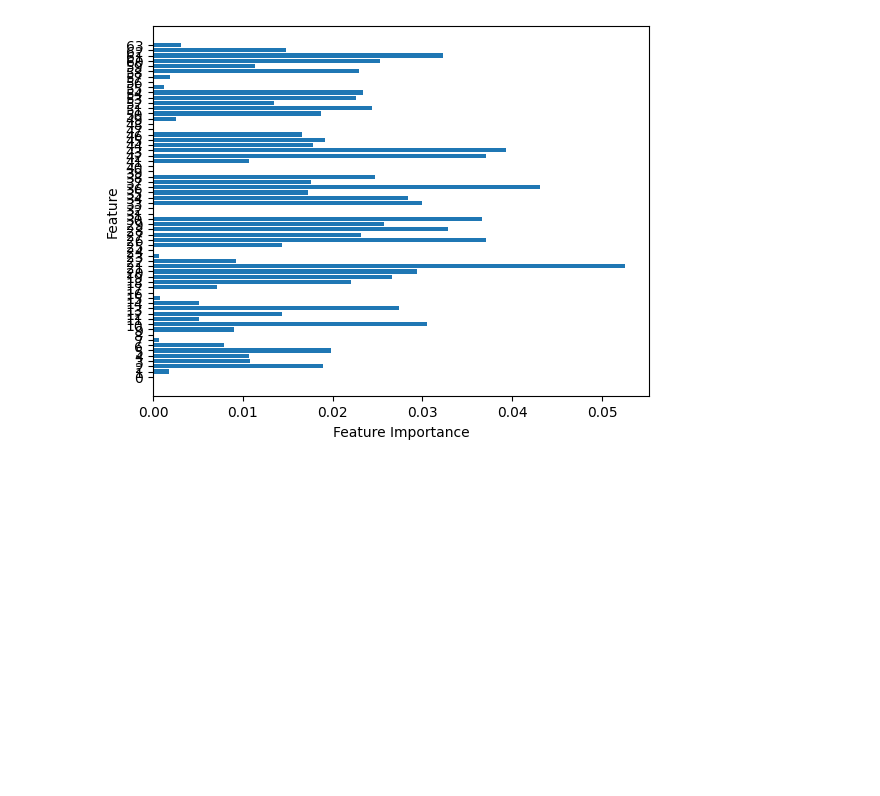
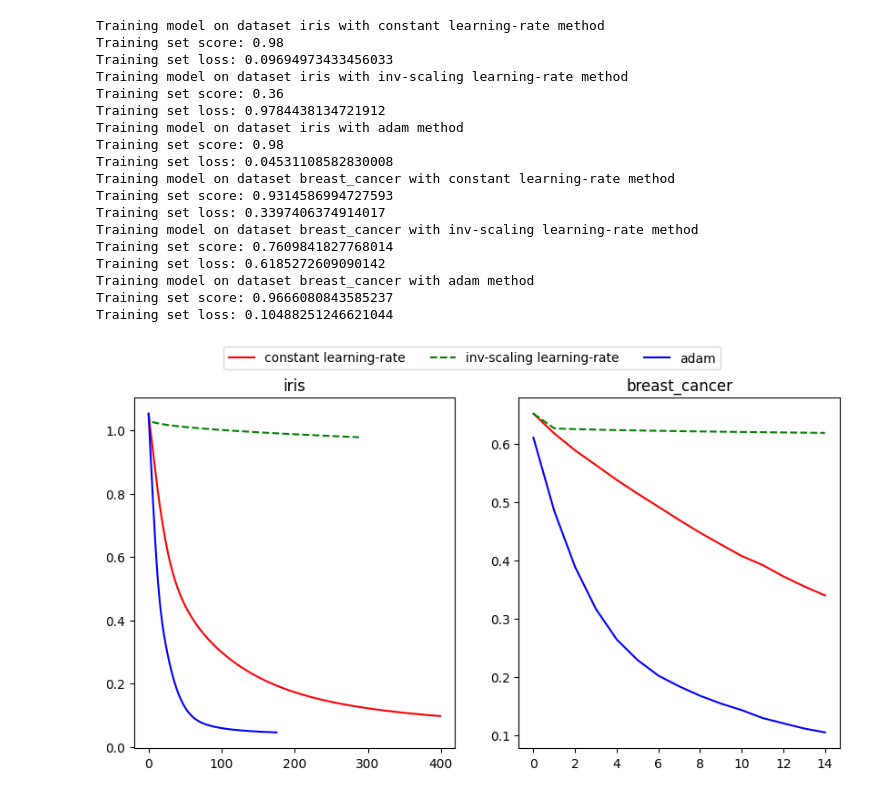
Before and after one commit to Kateriiina/Lesson, a Jupyter notebook: Lab3.ipynb, the cells around one changed output. Drawn from its saved outputs; the diff is of its cells as text; code cells hidden in the pictures; blank space fills up the shorter version.

```diff
--- a/Lab3.ipynb
+++ b/Lab3.ipynb
@@ -184,14 +2,0 @@ Score at the test set: 0.985
-# %%
-def plot_feature_importance_digits(model, feature_names):
-  n_features = len(feature_names)
-  plt.barh(range(n_features), model.feature_importances_, align='center')
-  plt.yticks(np.arange(n_features), feature_names)
-  plt.xlabel("Feature Importance")
-  plt.ylabel("Feature")
-  plt.show()
-
-best_forest_model = forest_grid.best_estimator_  # Getting the best estimator from the grid search
-feature_names = [str(i) for i in range(digits.data.shape[1])]  # Generating feature names
-plot_feature_importance_digits(best_forest_model, feature_names)
-# %% [output]
-[figure, removed]
@@ -197,0 +10,60 @@ plot_feature_importance_digits(best_forest_model, feature_names)
+# %%
+def plot_on_dataset(X, y, ax, name):
+    ax.set_title(name)
+    X = MinMaxScaler().fit_transform(X)
+    mlps = []
+    if name == "breast_cancer":
+        max_iter = 15
+    else:
+        max_iter = 400
+    for label, param in zip(labels, params):
+        print(f"Training model on dataset {name} with {label} method")
+        mlp = MLPClassifier(random_state=0, max_iter=max_iter, **param)
+        with warnings.catch_warnings():
+            warnings.filterwarnings("ignore", category=ConvergenceWarning, module="sklearn")
+            mlp.fit(X, y)
+        mlps.append(mlp)
+        print(f"Training set score: {mlp.score(X, y)}")
+        print(f"Training set loss: {mlp.loss_}")
+
+    for mlp, label, args in zip(mlps, labels, plot_args):
+        ax.plot(mlp.loss_curve_, label=label, **args)
+# %%
+iris = datasets.load_iris()
+X_cancer, y_cancer = datasets.load_breast_cancer(return_X_y=True)
+
+params = [{'solver': 'sgd', 'learning_rate': 'constant', 'momentum': 0, 'learning_rate_init': 0.2},
+          {'solver': 'sgd', 'learning_rate': 'invscaling', 'momentum': 0, 'learning_rate_init': 0.2},
+          {'solver': 'adam', 'learning_rate_init': 0.01}]
+
+labels = ["constant learning-rate", "inv-scaling learning-rate", "adam"]
+plot_args = [{'c': 'red', 'linestyle': '-'}, {'c': 'green', 'linestyle': '--'}, {'c': 'blue', 'linestyle': '-'}]
+# %%
+fig, axes = plt.subplots(1, 2, figsize=(10, 5))
+data_sets = [(iris.data, iris.target), (X_cancer, y_cancer)]
+
+for ax, data, name in zip(axes.ravel(), data_sets, ['iris', 'breast_cancer']):
+    plot_on_dataset(*data, ax=ax, name=name)
+
+fig.legend(ax.get_lines(), labels, ncol=3, loc="upper center")
+plt.show()
+# %% [output]
+Training model on dataset iris with constant learning-rate method
+Training set score: 0.98
+Training set loss: 0.09694973433456033
+Training model on dataset iris with inv-scaling learning-rate method
+Training set score: 0.36
+Training set loss: 0.9784438134721912
+Training model on dataset iris with adam method
+Training set score: 0.98
+Training set loss: 0.04531108582830008
+Training model on dataset breast_cancer with constant learning-rate method
+Training set score: 0.9314586994727593
+Training set loss: 0.3397406374914017
+Training model on dataset breast_cancer with inv-scaling learning-rate method
+Training set score: 0.7609841827768014
+Training set loss: 0.6185272609090142
+Training model on dataset breast_cancer with adam method
+Training set score: 0.9666080843585237
+Training set loss: 0.10488251246621044
+[figure, added]
```
Also changed, not shown: parts of 13 cells of this notebook.
